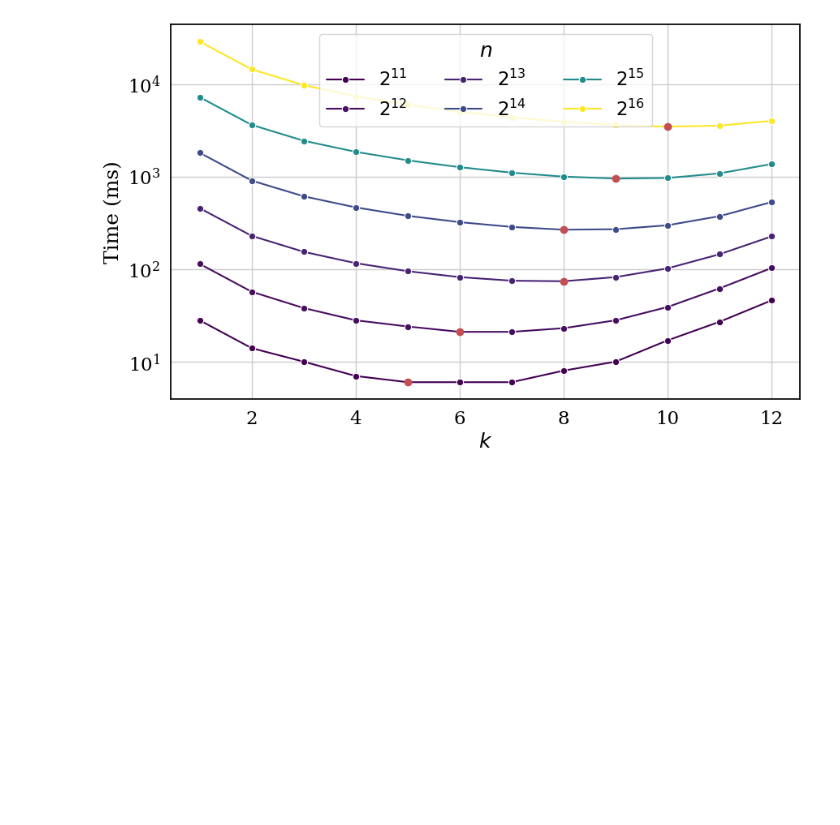
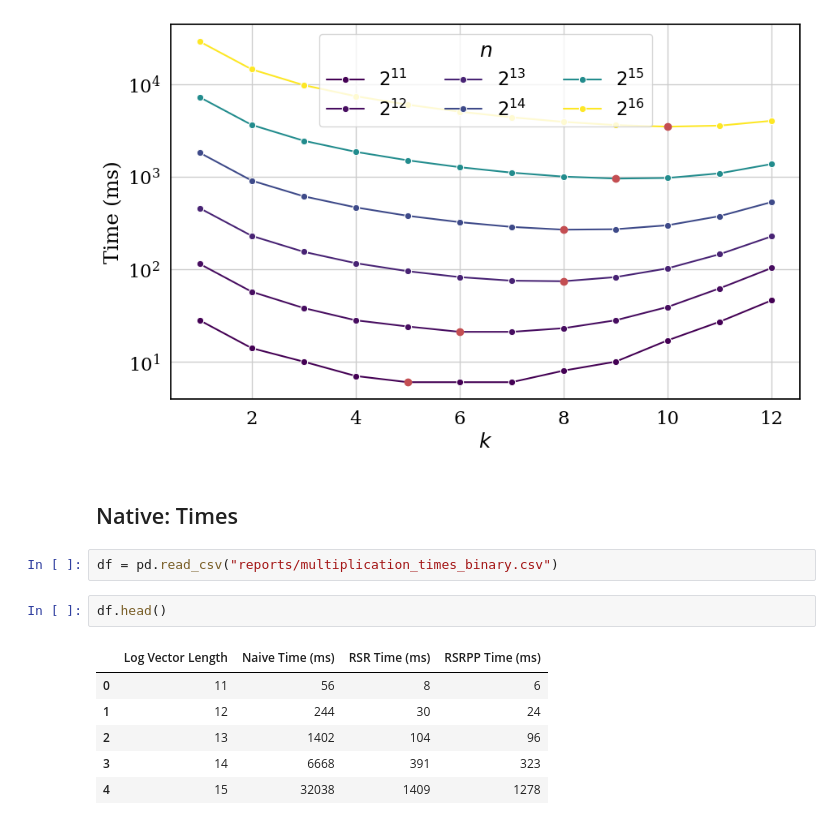
Before and after one commit to UIC-InDeXLab/RSR, a Jupyter notebook: Notebooks/plot_figures.ipynb, the cells around one changed output. Drawn from its saved outputs; the diff is of its cells as text; blank space fills up the shorter version.

```diff
--- a/Notebooks/plot_figures.ipynb
+++ b/Notebooks/plot_figures.ipynb
@@ -143,3 +143,16 @@ The PostScript backend does not support transparency; partially transparent arti
 [figure]
 The PostScript backend does not support transparency; partially transparent artists will be rendered opaque.
 [figure]
+# %% [markdown]
+## Native: Times
+# %%
+df = pd.read_csv("reports/multiplication_times_binary.csv")
+# %%
+df.head()
+# %% [output]
+|  | Log Vector Length | Naive Time (ms) | RSR Time (ms) | RSRPP Time (ms) |
+| 0 | 11 | 56 | 8 | 6 |
+| 1 | 12 | 244 | 30 | 24 |
+| 2 | 13 | 1402 | 104 | 96 |
+| 3 | 14 | 6668 | 391 | 323 |
+| 4 | 15 | 32038 | 1409 | 1278 |
```
Also changed, not shown: parts of 3 cells of this notebook, 2 other files.
